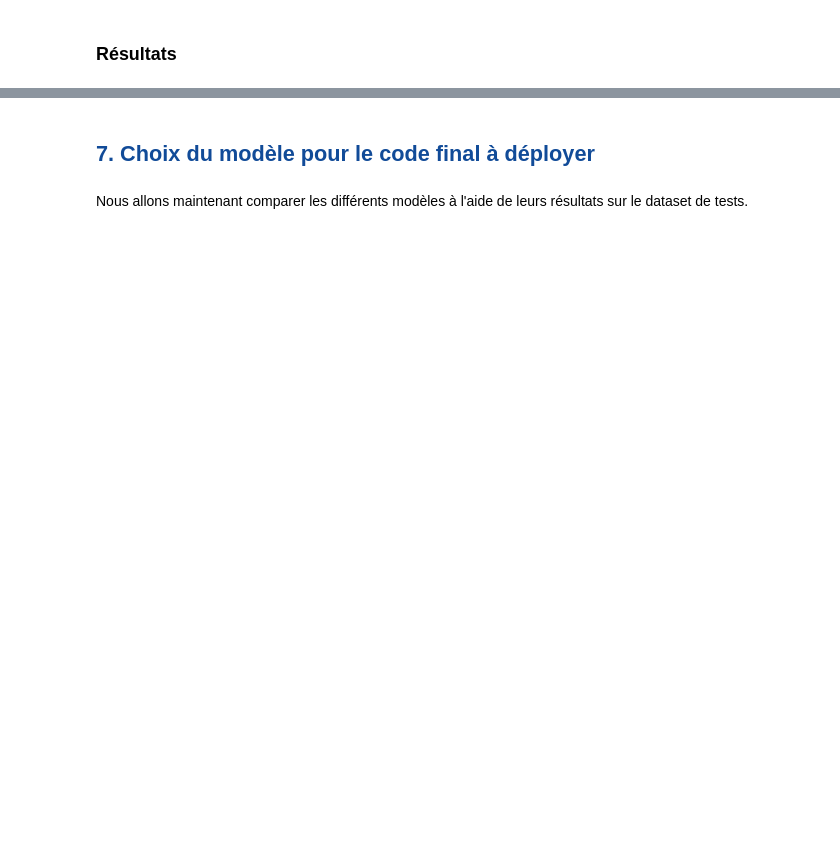
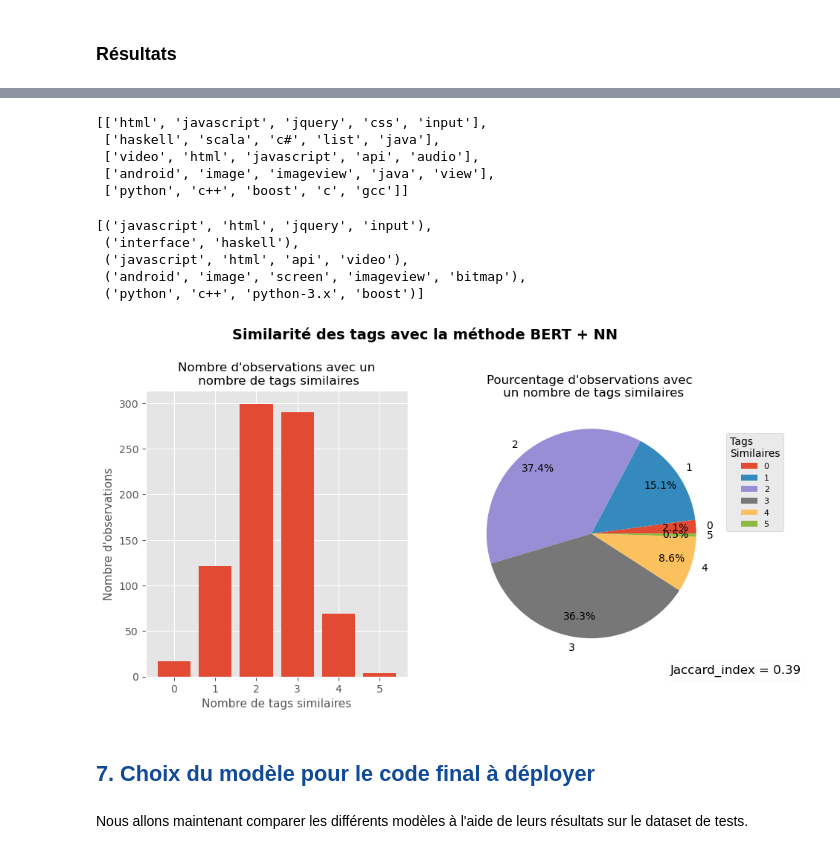
Before and after one commit to sdmwd/IML-Open-Classrooms, a Jupyter notebook: P5 - Catégorisez automatiquement des questions/Durand_Simon_2_notebook_test_012023.ipynb, the cells around one changed output, grey strips where cells are left out. Saved outputs shown, nothing was run; the diff lists cells and outputs as text; code cells hidden in the pictures; blank space fills up the shorter version.

```diff
--- a/P5 - Catégorisez automatiquement des questions/Durand_Simon_2_notebook_test_012023.ipynb
+++ b/P5 - Catégorisez automatiquement des questions/Durand_Simon_2_notebook_test_012023.ipynb
@@ -1131,0 +994,3 @@ model.fit(use_train, train_labels, epochs=1)
+# %%
+# Use the trained model to predict the tags for each sentence
+pred_probs = bert_nn_model.predict(use_test)
@@ -1132,3 +999,30 @@ model.fit(use_train, train_labels, epochs=1)
+# %%
+# Find the top 5 tags for each sentence
+pred_tags = []
+for sentence_probs in pred_probs:
+    top_indexes = sentence_probs.argsort()[-5:][::-1]
+    pred_tags.append([mlb.classes_[i] for i in top_indexes])
+# %%
+pred_tags[0:5]
+# %% [output]
+[['html', 'javascript', 'jquery', 'css', 'input'],
+ ['haskell', 'scala', 'c#', 'list', 'java'],
+ ['video', 'html', 'javascript', 'api', 'audio'],
+ ['android', 'image', 'imageview', 'java', 'view'],
+ ['python', 'c++', 'boost', 'c', 'gcc']]
+# %%
+true_tags_ = mlb.inverse_transform(y_test)
+true_tags_[0:5]
+# %% [output]
+[('javascript', 'html', 'jquery', 'input'),
+ ('interface', 'haskell'),
+ ('javascript', 'html', 'api', 'video'),
+ ('android', 'image', 'screen', 'imageview', 'bitmap'),
+ ('python', 'c++', 'python-3.x', 'boost')]
+# %%
+plot_similar_tags(true_tags_, pred_tags, 'USE + NN')
+# %% [output]
+[figure, added]
 # %% [markdown]
 ## <font color="#114b98" id="section_7">7. Choix du modèle pour le code final à déployer</font>
 # %% [markdown]
```
Also changed, not shown: parts of 112 cells of this notebook, 2 other files.
